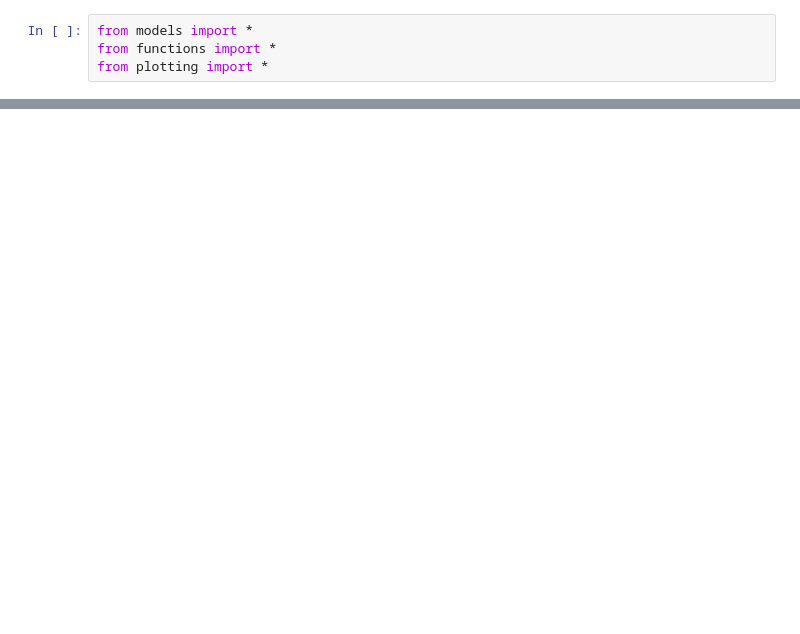
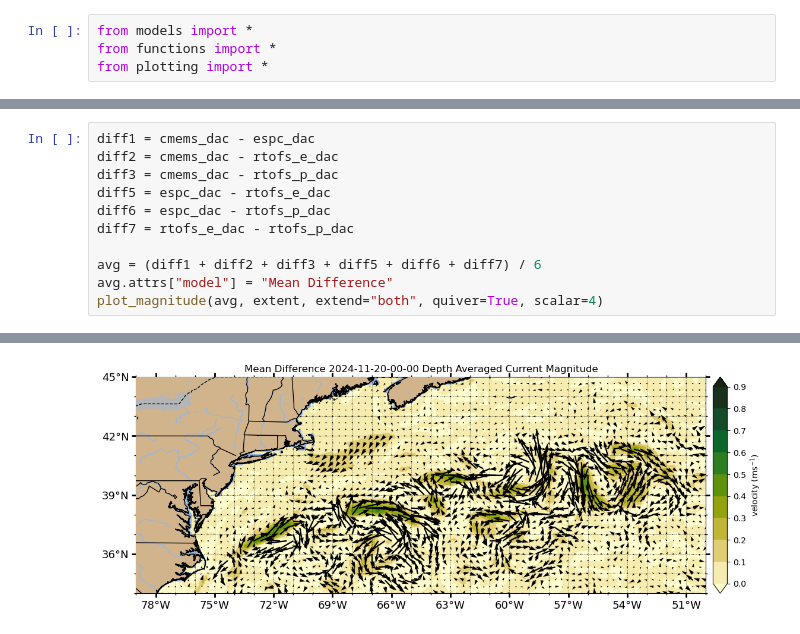
Before and after one commit to mlearn14/GGS, a Jupyter notebook: dataviz.ipynb, the cells around one changed output, grey strips where cells are left out. Drawn from its saved outputs; the diff is of its cells as text; blank space fills up the shorter version.

```diff
--- a/dataviz.ipynb
+++ b/dataviz.ipynb
@@ -204,0 +122,12 @@ Runtime: 0:00:07.645309
+# %%
+diff1 = cmems_dac - espc_dac
+diff2 = cmems_dac - rtofs_e_dac
+diff3 = cmems_dac - rtofs_p_dac
+diff5 = espc_dac - rtofs_e_dac
+diff6 = espc_dac - rtofs_p_dac
+diff7 = rtofs_e_dac - rtofs_p_dac
+
+avg = (diff1 + diff2 + diff3 + diff5 + diff6 + diff7) / 6
+avg.attrs["model"] = "Mean Difference"
+plot_magnitude(avg, extent, extend="both", quiver=True, scalar=4)
+# %% [output]
@@ -204,0 +138 @@ Runtime: 0:00:07.645309
+[figure, added]
```
Also changed, not shown: parts of 18 cells of this notebook, 6 other files.
